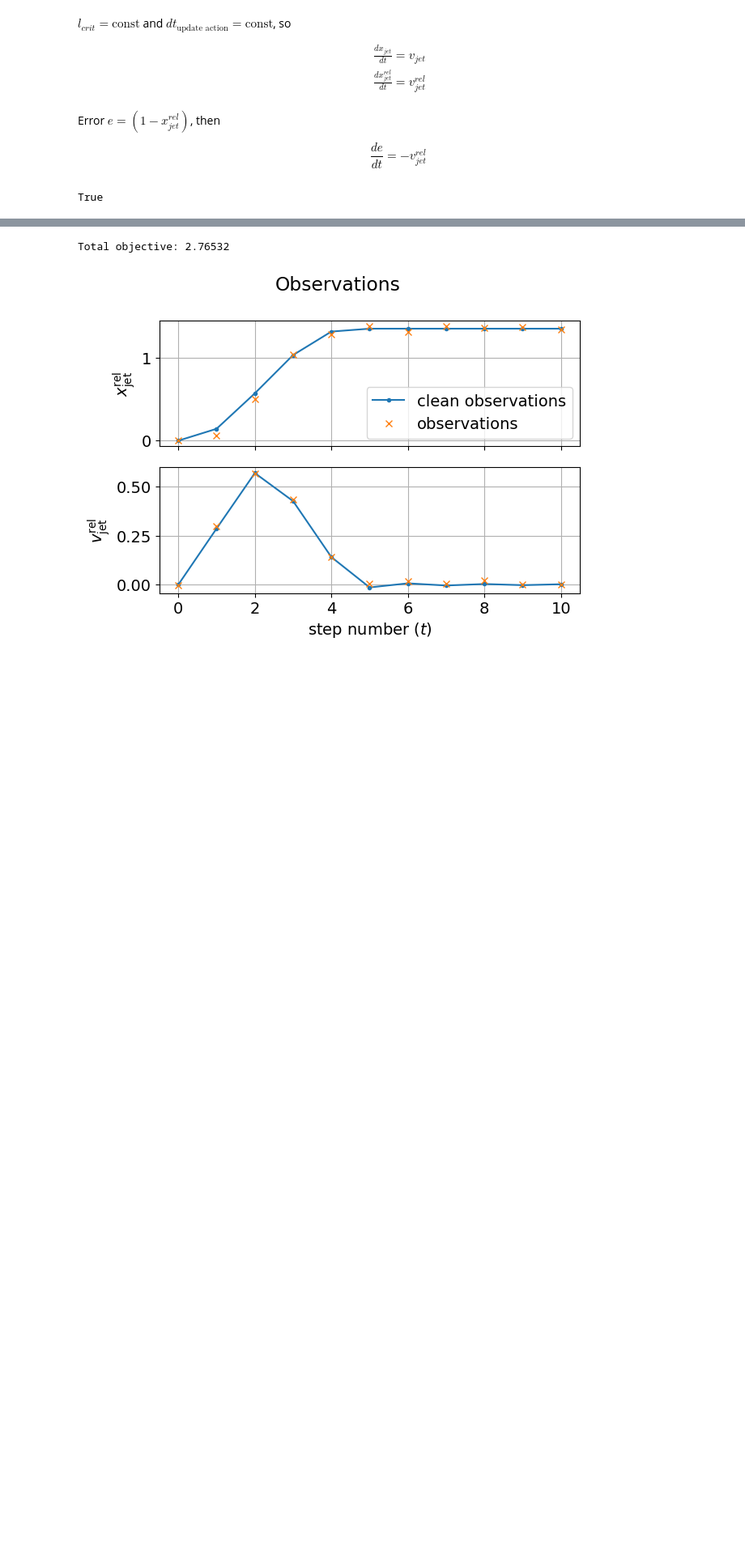
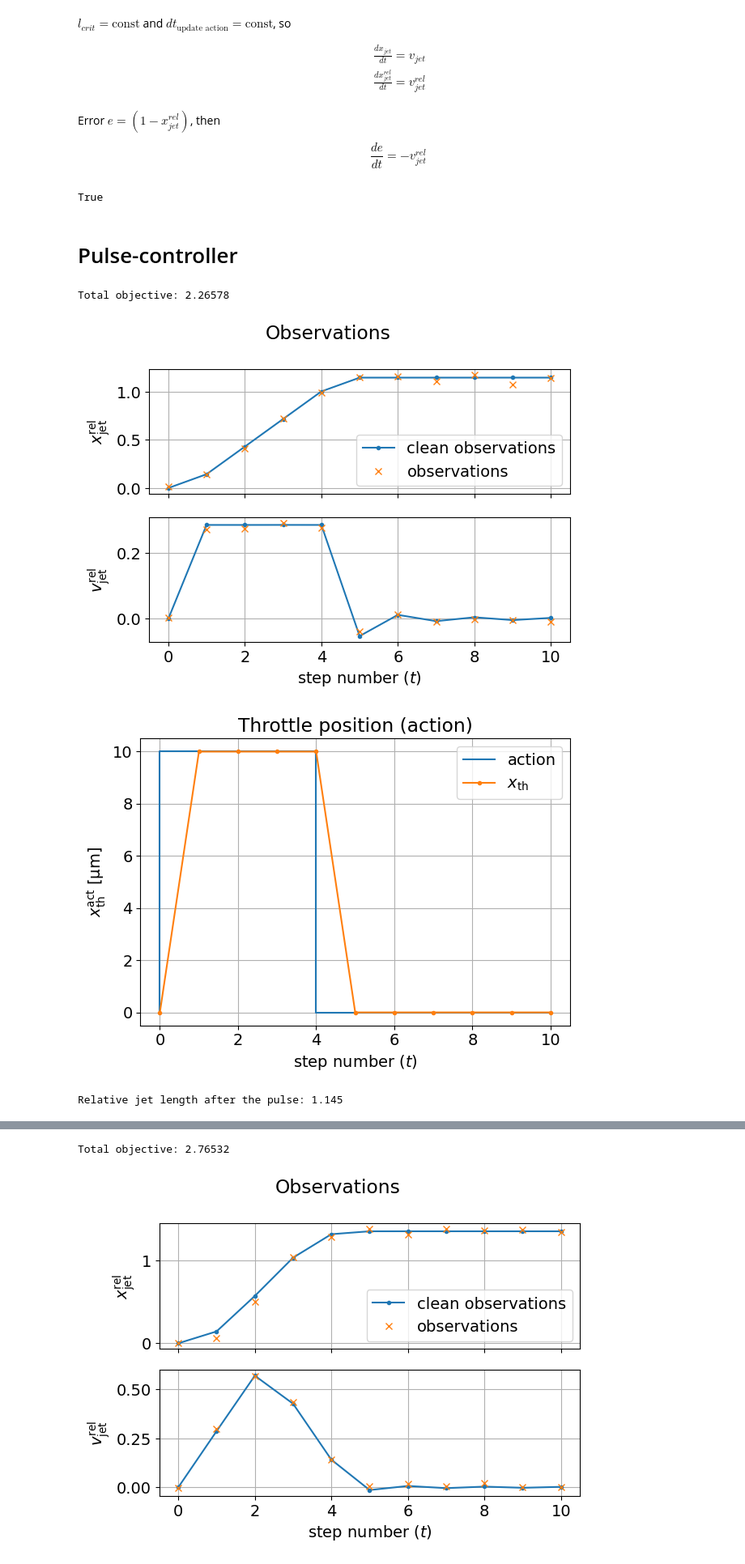
Before and after one commit to mvulf/drop_control, a Jupyter notebook: PD_hydraulic_system.ipynb, the cells around one changed output, grey strips where cells are left out. Shown at 81% size. Saved outputs shown, nothing was run; the diff lists cells and outputs as text; code cells hidden in the pictures; blank space fills up the shorter version.

Commit message:
[ADD] Impulse controller to verify model

```diff
--- a/PD_hydraulic_system.ipynb
+++ b/PD_hydraulic_system.ipynb
@@ -29,3 +29,30 @@ data_path = './data'
 os.path.isdir(data_path)
 # %% [output]
 True
+# %% [markdown]
+# Pulse-controller
+# %%
+system = HydraulicSystem(
+    jet_length_std=5e-2,
+    jet_velocity_std=1e-2,
+)
+simulator = Simulator(system, N_steps=10, state_init=np.array([1e3, 0]))
+controller = PulseController(
+    pulse_duration=4,
+    pulse_amplitude=10.,
+)
+
+scenario = PulseSimulationScenario(
+    simulator=simulator,
+    policy=controller,
+    root_data_path=data_path,
+)
+
+scenario.run()
+scenario.plot_data(log_data=False)
+print(f'Relative jet length after the pulse: {scenario.clean_observations[-1][0]:.3f}')
+# %% [output]
+Total objective: 2.26578
+[figure, added]
+[figure, added]
+Relative jet length after the pulse: 1.145
```
Also changed, not shown: parts of 2 cells of this notebook, 3 other files.
